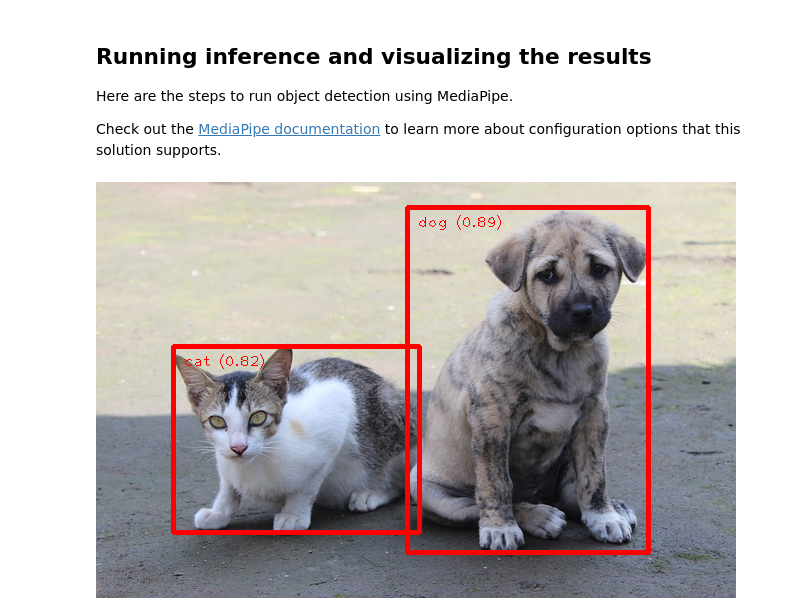
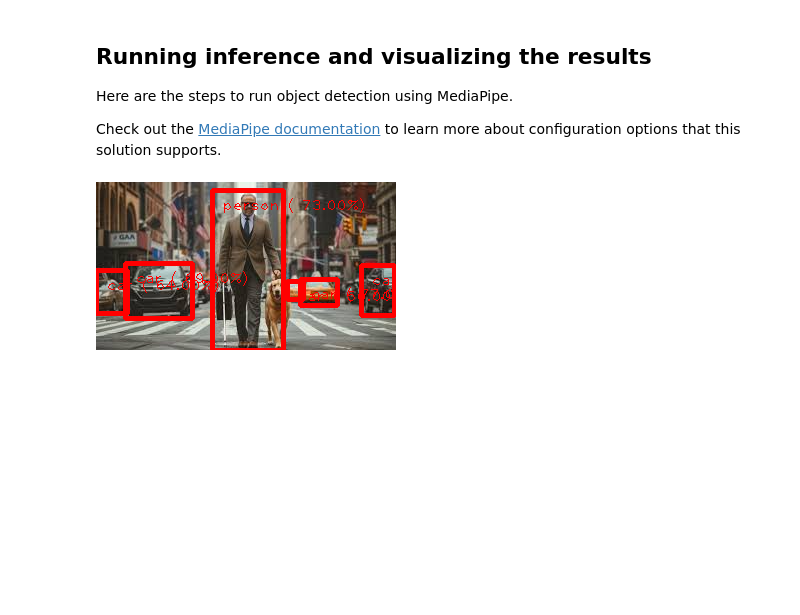
Before and after one commit to ViniciusCostaPinto/Aula01ReactJs, a Jupyter notebook: examples/object_detection/python/object_detector.ipynb, the cells around one changed output. Saved outputs shown, nothing was run; the diff lists cells and outputs as text; code cells hidden in the pictures; blank space fills up the shorter version.

```diff
--- a/examples/object_detection/python/object_detector.ipynb
+++ b/examples/object_detection/python/object_detector.ipynb
@@ -62,7 +62,7 @@ def visualize(
     category = detection.categories[0]
     category_name = category.category_name
     probability = round(category.score, 2)
-    result_text = category_name + ' (' + str(probability) + ')'
+    result_text = f"{category_name} ( {probability*100:.2f}%)"
     text_location = (MARGIN + bbox.origin_x,
                      MARGIN + ROW_SIZE + bbox.origin_y)
     cv2.putText(image, result_text, text_location, cv2.FONT_HERSHEY_PLAIN,
@@ -76,7 +76,7 @@ Let's grab a test image that we'll use later. This image comes from [Pixabay](ht
 # %%
 !wget -q -O image.jpg https://storage.googleapis.com/mediapipe-tasks/object_detector/cat_and_dog.jpg
 
-IMAGE_FILE = 'image.jpg'
+IMAGE_FILE = 'dogPerson.jpeg'
 
 import cv2
 from google.colab.patches import cv2_imshow
@@ -108,26 +108,26 @@ Check out the [MediaPipe documentation](https://developers.google.com/mediapipe/
 # %%
 # STEP 1: Import the necessary modules.
 import numpy as np
 import mediapipe as mp
 from mediapipe.tasks import python
 from mediapipe.tasks.python import vision
 
 # STEP 2: Create an ObjectDetector object.
-base_options = python.BaseOptions(model_asset_path='efficientdet.tflite')
+base_options = python.BaseOptions(model_asset_path='efficientdet_lite2.tflite')
 options = vision.ObjectDetectorOptions(base_options=base_options,
                                        score_threshold=0.5)
 detector = vision.ObjectDetector.create_from_options(options)
 
 # STEP 3: Load the input image.
 image = mp.Image.create_from_file(IMAGE_FILE)
 
 # STEP 4: Detect objects in the input image.
 detection_result = detector.detect(image)
 
 # STEP 5: Process the detection result. In this case, visualize it.
 image_copy = np.copy(image.numpy_view())
 annotated_image = visualize(image_copy, detection_result)
 rgb_annotated_image = cv2.cvtColor(annotated_image, cv2.COLOR_BGR2RGB)
 cv2_imshow(rgb_annotated_image)
 # %% [output]
-[figure, old version]
+[figure, new version]
```
Also changed, not shown: parts of 1 cell of this notebook.
